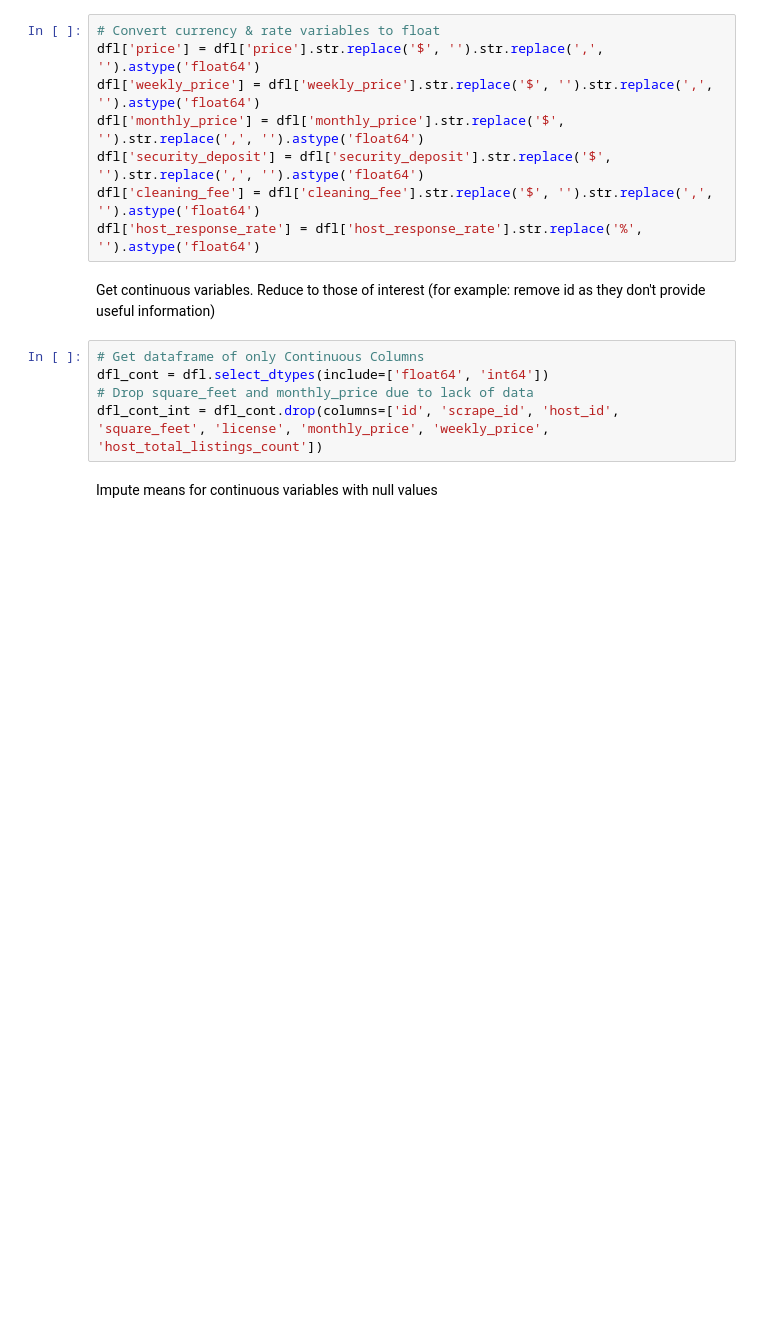
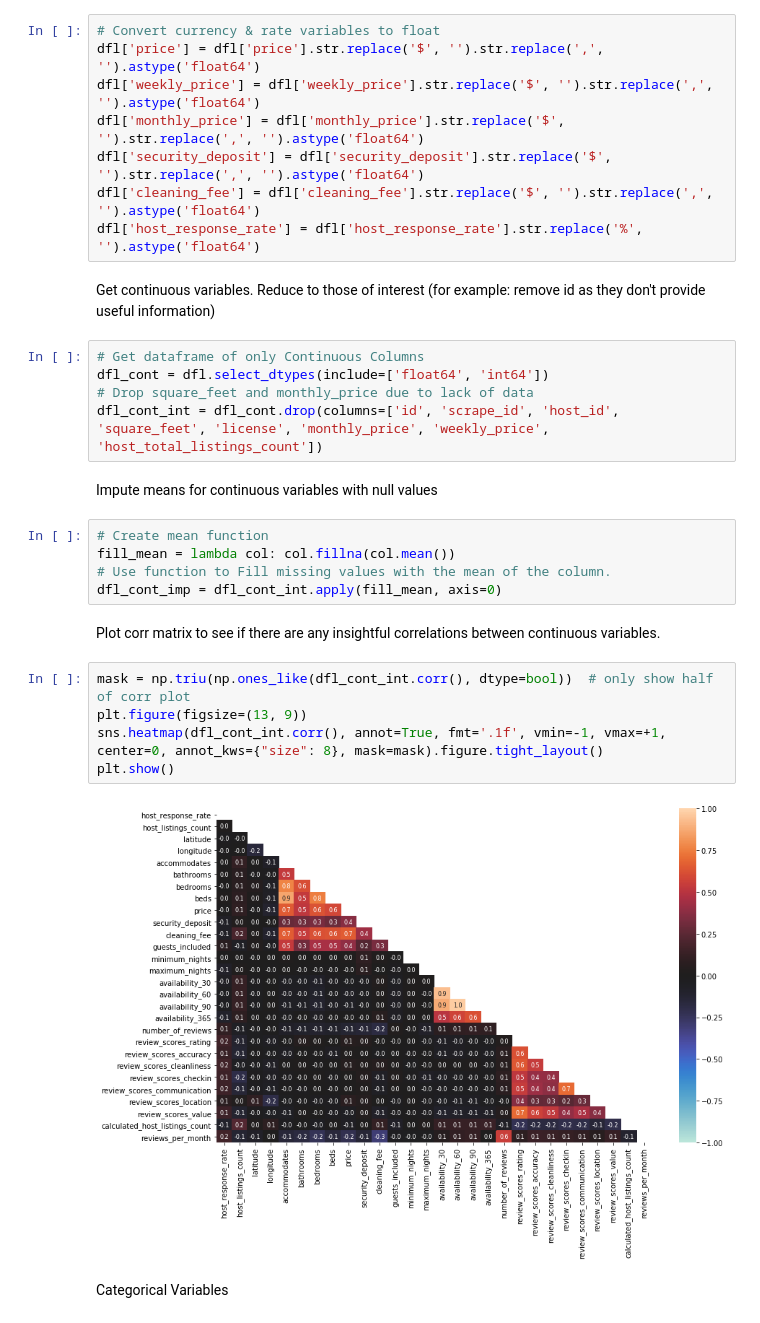
Before and after one commit to bystatsig/Airbnb_Project, a Jupyter notebook: Airbnb Jupyter Notebook.ipynb, the cells around one changed output. Drawn from its saved outputs; the diff is of its cells as text; blank space fills up the shorter version.

```diff
--- a/Airbnb Jupyter Notebook.ipynb
+++ b/Airbnb Jupyter Notebook.ipynb
@@ -34,3 +35,19 @@ dfl_cont = dfl.select_dtypes(include=['float64', 'int64'])
 dfl_cont_int = dfl_cont.drop(columns=['id', 'scrape_id', 'host_id', 'square_feet', 'license', 'monthly_price', 'weekly_price', 'host_total_listings_count'])
 # %% [markdown]
 Impute means for continuous variables with null values
+# %%
+# Create mean function
+fill_mean = lambda col: col.fillna(col.mean())
+# Use function to Fill missing values with the mean of the column.
+dfl_cont_imp = dfl_cont_int.apply(fill_mean, axis=0)
+# %% [markdown]
+Plot corr matrix to see if there are any insightful correlations between continuous variables.
+# %%
+mask = np.triu(np.ones_like(dfl_cont_int.corr(), dtype=bool))  # only show half of corr plot
+plt.figure(figsize=(13, 9))
+sns.heatmap(dfl_cont_int.corr(), annot=True, fmt='.1f', vmin=-1, vmax=+1, center=0, annot_kws={"size": 8}, mask=mask).figure.tight_layout()
+plt.show()
+# %% [output]
+[figure, added]
+# %% [markdown]
+Categorical Variables
```
Also changed, not shown: parts of 11 cells of this notebook, 2 other files.
